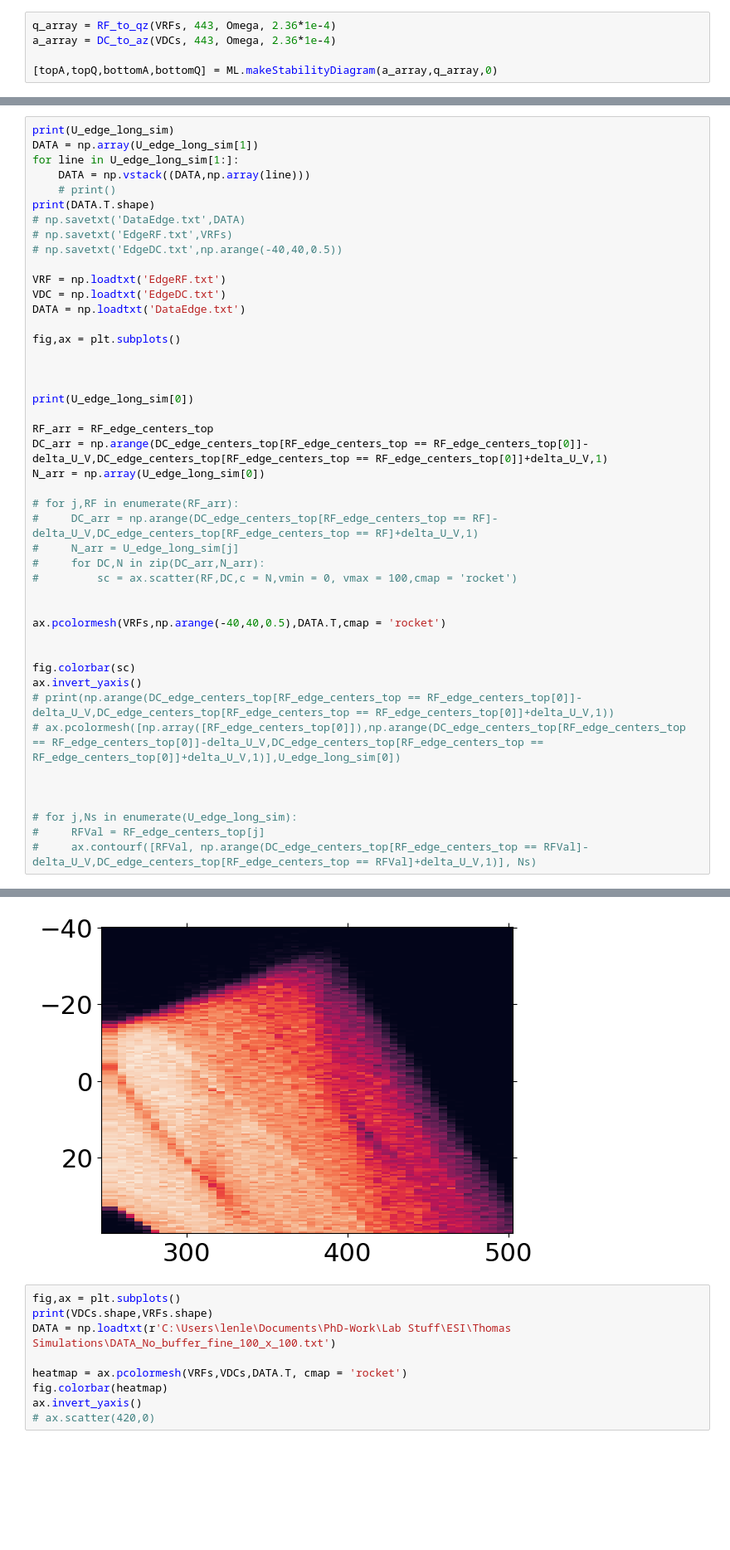
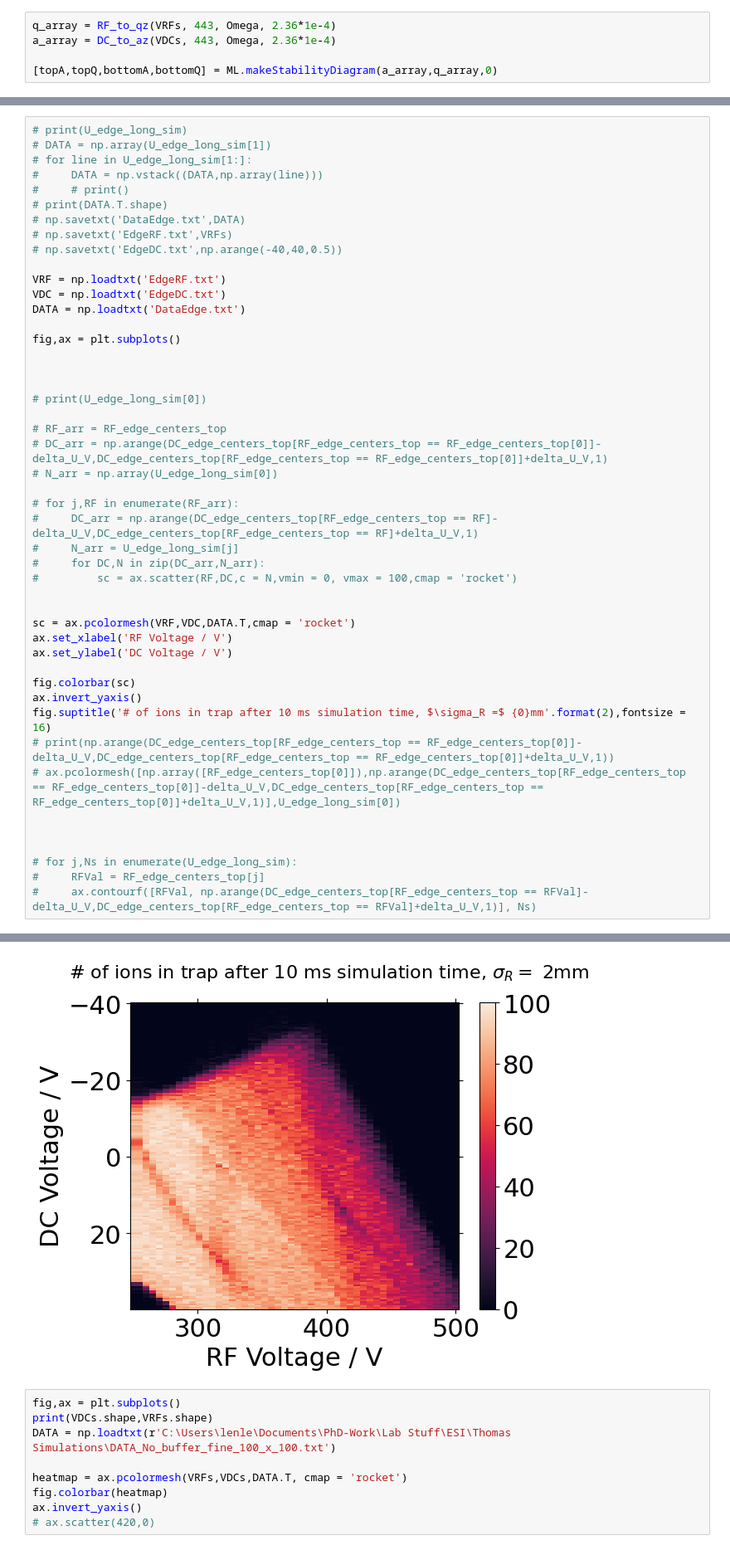
Before and after one commit to EmilLenler/PhD-Work, a Jupyter notebook: Lab Stuff/ESI/Thomas Simulations/CIT single ion.ipynb, the cells around one changed output, grey strips where cells are left out. Shown: that part at 83% size. Cells and saved outputs as stored; diff of their text form; blank space fills up the shorter version.

```diff
--- a/Lab Stuff/ESI/Thomas Simulations/CIT single ion.ipynb
+++ b/Lab Stuff/ESI/Thomas Simulations/CIT single ion.ipynb
@@ -422,12 +424,12 @@ U_edge_long_sim = Parallel(n_jobs=14, verbose=12)(delayed(get_stability)(RF) for
 [Parallel(n_jobs=14)]: Done  48 out of  50 | elapsed: 179.4min remaining:  7.5min
 [Parallel(n_jobs=14)]: Done  50 out of  50 | elapsed: 180.7min finished
 # %%
-print(U_edge_long_sim)
-DATA = np.array(U_edge_long_sim[1])
-for line in U_edge_long_sim[1:]:
-    DATA = np.vstack((DATA,np.array(line)))
-    # print()
-print(DATA.T.shape)
+# print(U_edge_long_sim)
+# DATA = np.array(U_edge_long_sim[1])
+# for line in U_edge_long_sim[1:]:
+#     DATA = np.vstack((DATA,np.array(line)))
+#     # print()
+# print(DATA.T.shape)
 # np.savetxt('DataEdge.txt',DATA)
 # np.savetxt('EdgeRF.txt',VRFs)
 # np.savetxt('EdgeDC.txt',np.arange(-40,40,0.5))
@@ -440,11 +442,11 @@ fig,ax = plt.subplots()
 
 
 
-print(U_edge_long_sim[0])
+# print(U_edge_long_sim[0])
 
-RF_arr = RF_edge_centers_top
-DC_arr = np.arange(DC_edge_centers_top[RF_edge_centers_top == RF_edge_centers_top[0]]-delta_U_V,DC_edge_centers_top[RF_edge_centers_top == RF_edge_centers_top[0]]+delta_U_V,1)
-N_arr = np.array(U_edge_long_sim[0])
+# RF_arr = RF_edge_centers_top
+# DC_arr = np.arange(DC_edge_centers_top[RF_edge_centers_top == RF_edge_centers_top[0]]-delta_U_V,DC_edge_centers_top[RF_edge_centers_top == RF_edge_centers_top[0]]+delta_U_V,1)
+# N_arr = np.array(U_edge_long_sim[0])
 
 # for j,RF in enumerate(RF_arr):
 #     DC_arr = np.arange(DC_edge_centers_top[RF_edge_centers_top == RF]-delta_U_V,DC_edge_centers_top[RF_edge_centers_top == RF]+delta_U_V,1)
@@ -453,11 +455,13 @@ N_arr = np.array(U_edge_long_sim[0])
 #         sc = ax.scatter(RF,DC,c = N,vmin = 0, vmax = 100,cmap = 'rocket')
 
 
-ax.pcolormesh(VRFs,np.arange(-40,40,0.5),DATA.T,cmap = 'rocket')
-
+sc = ax.pcolormesh(VRF,VDC,DATA.T,cmap = 'rocket')
+ax.set_xlabel('RF Voltage / V')
+ax.set_ylabel('DC Voltage / V')
 
 fig.colorbar(sc)
 ax.invert_yaxis()
+fig.suptitle('# of ions in trap after 10 ms simulation time, $\sigma_R =$ {0}mm'.format(2),fontsize = 16)
 # print(np.arange(DC_edge_centers_top[RF_edge_centers_top == RF_edge_centers_top[0]]-delta_U_V,DC_edge_centers_top[RF_edge_centers_top == RF_edge_centers_top[0]]+delta_U_V,1))
 # ax.pcolormesh([np.array([RF_edge_centers_top[0]]),np.arange(DC_edge_centers_top[RF_edge_centers_top == RF_edge_centers_top[0]]-delta_U_V,DC_edge_centers_top[RF_edge_centers_top == RF_edge_centers_top[0]]+delta_U_V,1)],U_edge_long_sim[0])
 
@@ -473,4 +475,4 @@ ax.invert_yaxis()
-[figure, old version]
+[figure, new version]
 # %%
 fig,ax = plt.subplots()
 print(VDCs.shape,VRFs.shape)
```
Also changed, not shown: parts of 2 cells of this notebook, 25 other files.
